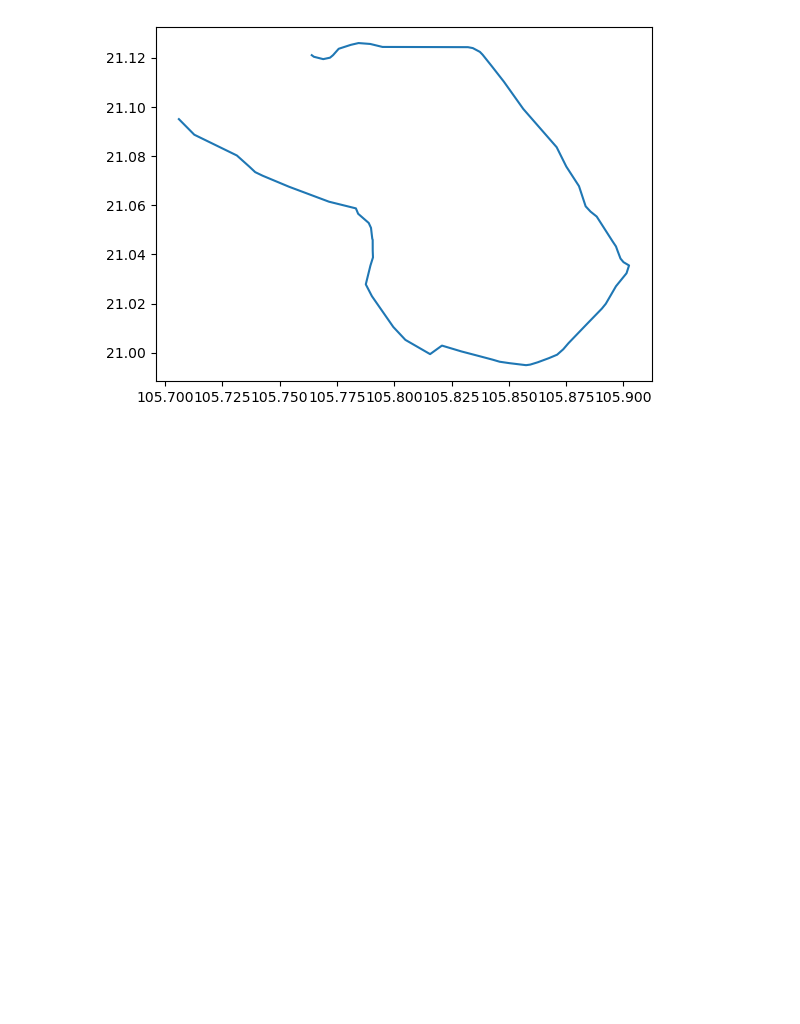
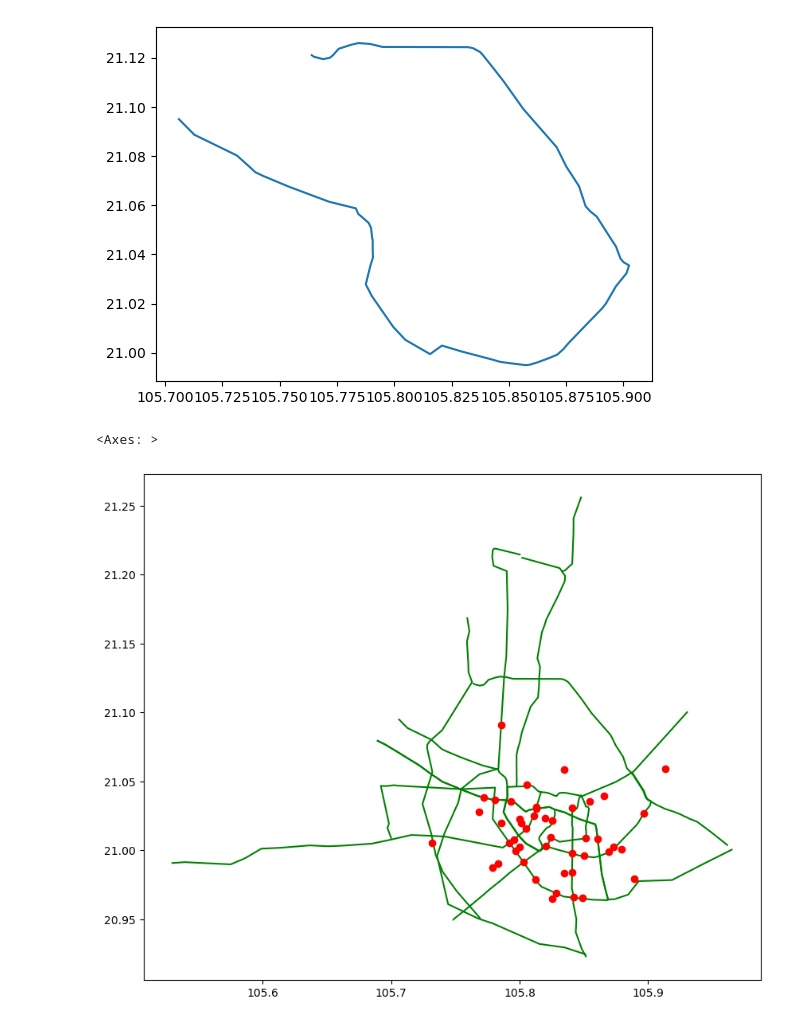
Before and after one commit to kyojinkyojin/hanoi_metro, a Jupyter notebook: hanoi_metro/hanoi_clean.ipynb, the cells around one changed output. Drawn from its saved outputs; the diff is of its cells as text; code cells hidden in the pictures; blank space fills up the shorter version.

```diff
--- a/hanoi_metro/hanoi_clean.ipynb
+++ b/hanoi_metro/hanoi_clean.ipynb
@@ -58,3 +58,12 @@ gdf[gdf['TITLE']=='Line 4'].plot()
 # %% [output]
 <Axes: >
 [figure]
+# %%
+congest = gpd.read_file("../misc/Hanoi_Jamspot.json", crs='epsg:4326')
+congest.to_file("../geojson/hanoi_metro/congestion_points.geojson")
+fig, ax = plt.subplots(figsize=(10, 10))
+congest.plot(ax=ax, color="red", zorder=1)
+gdf.plot(ax=ax, color='green', zorder=0)
+# %% [output]
+<Axes: >
+[figure, added]
```
Also changed, not shown: parts of 5 cells of this notebook, 13 other files.
